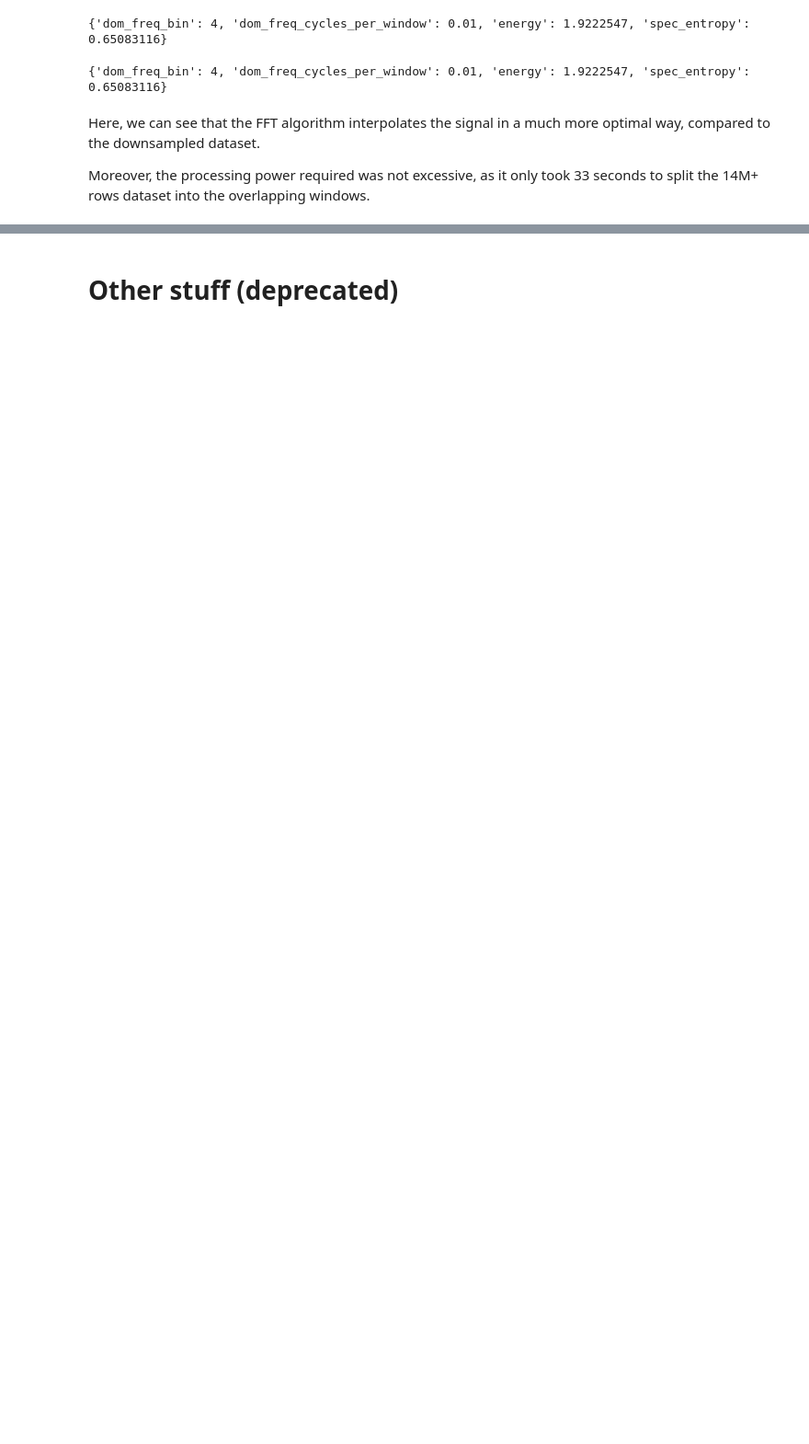
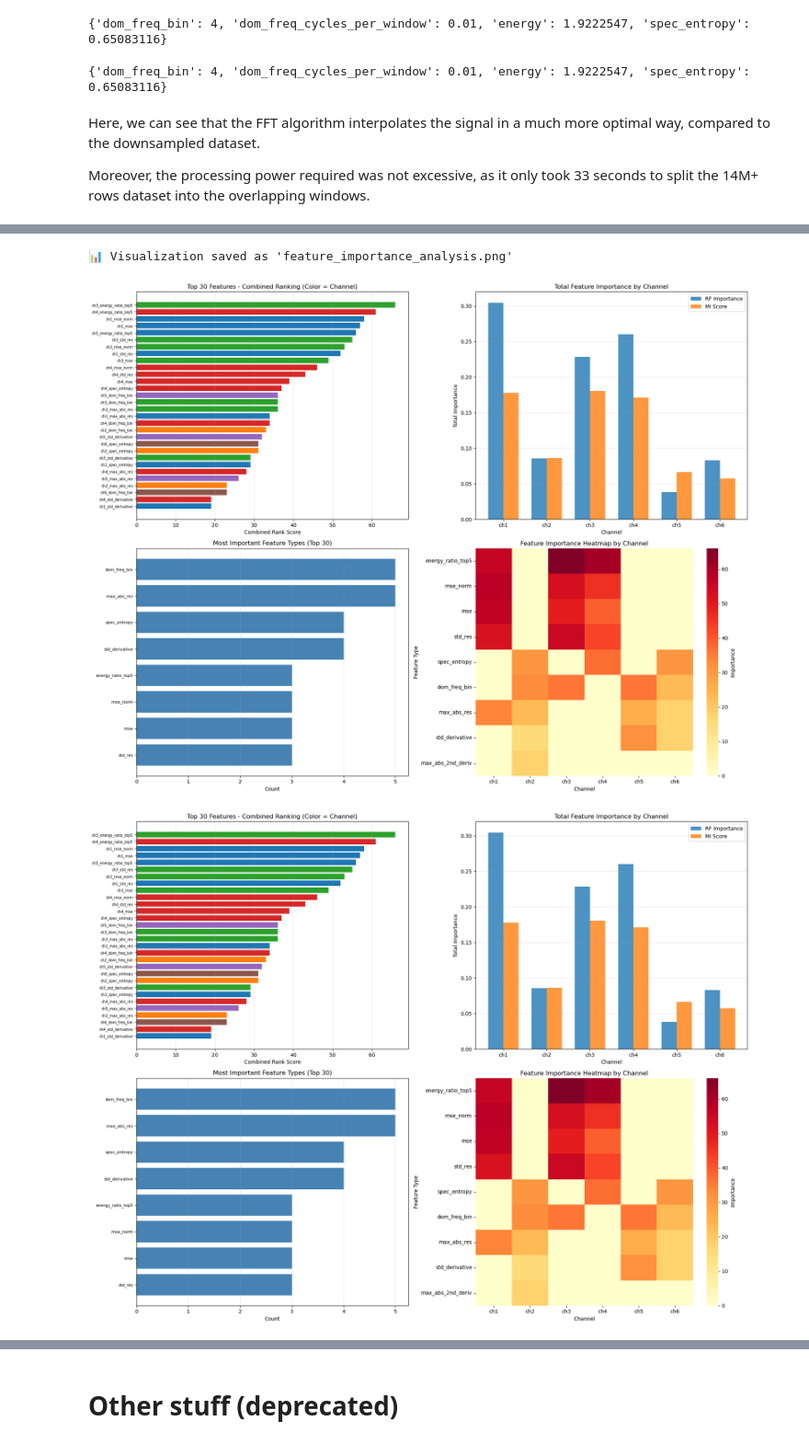
Before and after one commit to ZeIcaro/esa-anomaly-challenge, a Jupyter notebook: TP01.ipynb, the cells around one changed output, grey strips where cells are left out. Shown at 92% size. Cells and saved outputs as stored; diff of their text form; code cells hidden in the pictures; blank space fills up the shorter version.

```diff
--- a/TP01.ipynb
+++ b/TP01.ipynb
@@ -770,0 +945,4 @@ plt.show()
+# %%
+corr_threshold = 0.95
+
+corr_features_to_drop, corr_matrix = analyze_feature_correlations(X, threshold=corr_threshold)
@@ -770,0 +967,4 @@ plt.show()
+# %%
+X_reduced = X.drop(columns=list(corr_features_to_drop))
+print(f"\n✂️  Removed {len(corr_features_to_drop)} correlated features")
+print(f"   Remaining features: {X_reduced.shape[1]}/66")
@@ -770,0 +1043,2 @@ plt.show()
+# %%
+importance_df, rf_model = calculate_feature_importance(X_reduced, y)
@@ -770,0 +1141,10 @@ plt.show()
+# %%
+n_top_features = 30
+min_per_channel = 3
+
+
+selected_features = select_top_features(
+        importance_df,
+        n_features=n_top_features,
+        min_per_channel=min_per_channel
+    )
@@ -770,0 +1255,6 @@ plt.show()
+# %%
+visualize_feature_importance(importance_df, top_n=n_top_features)
+# %% [output]
+📊 Visualization saved as 'feature_importance_analysis.png'
+[figure, added]
+[figure, added]
```
Also changed, not shown: parts of 33 cells of this notebook, 2 other files.
